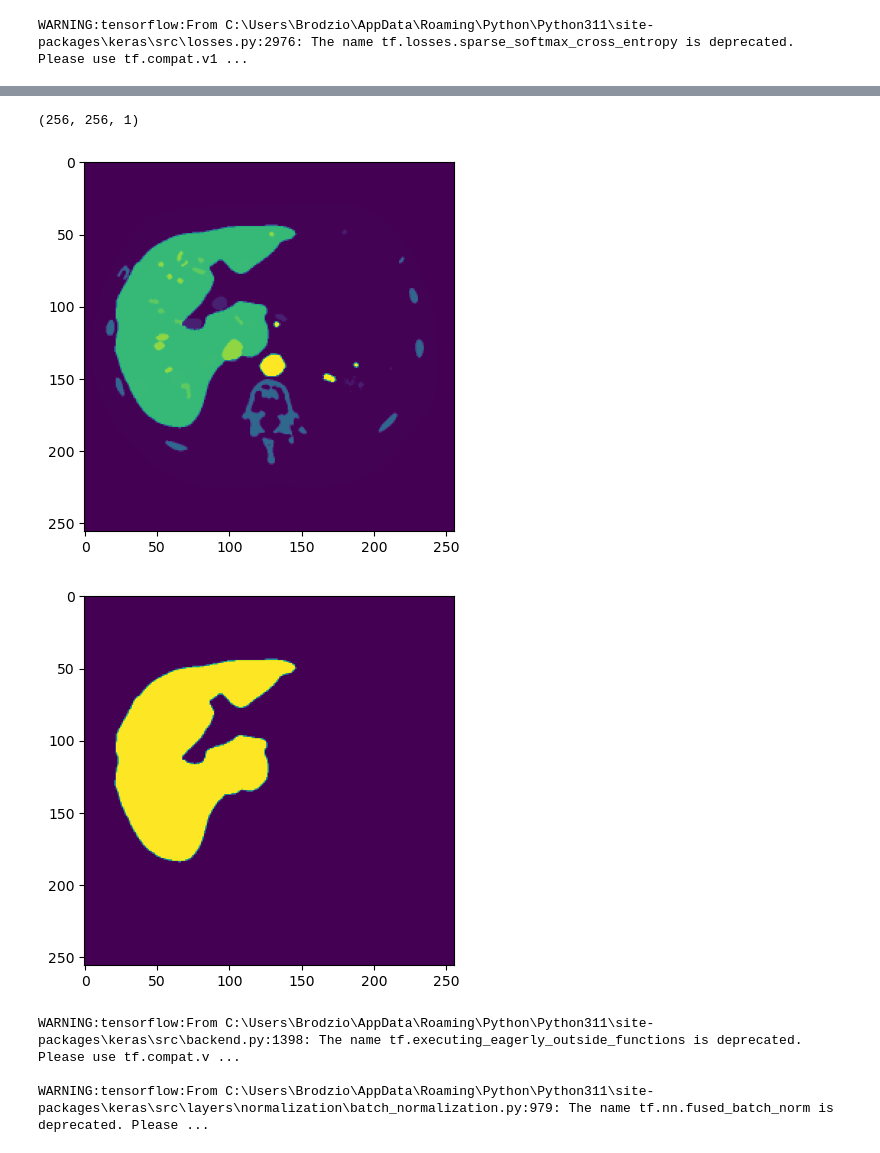
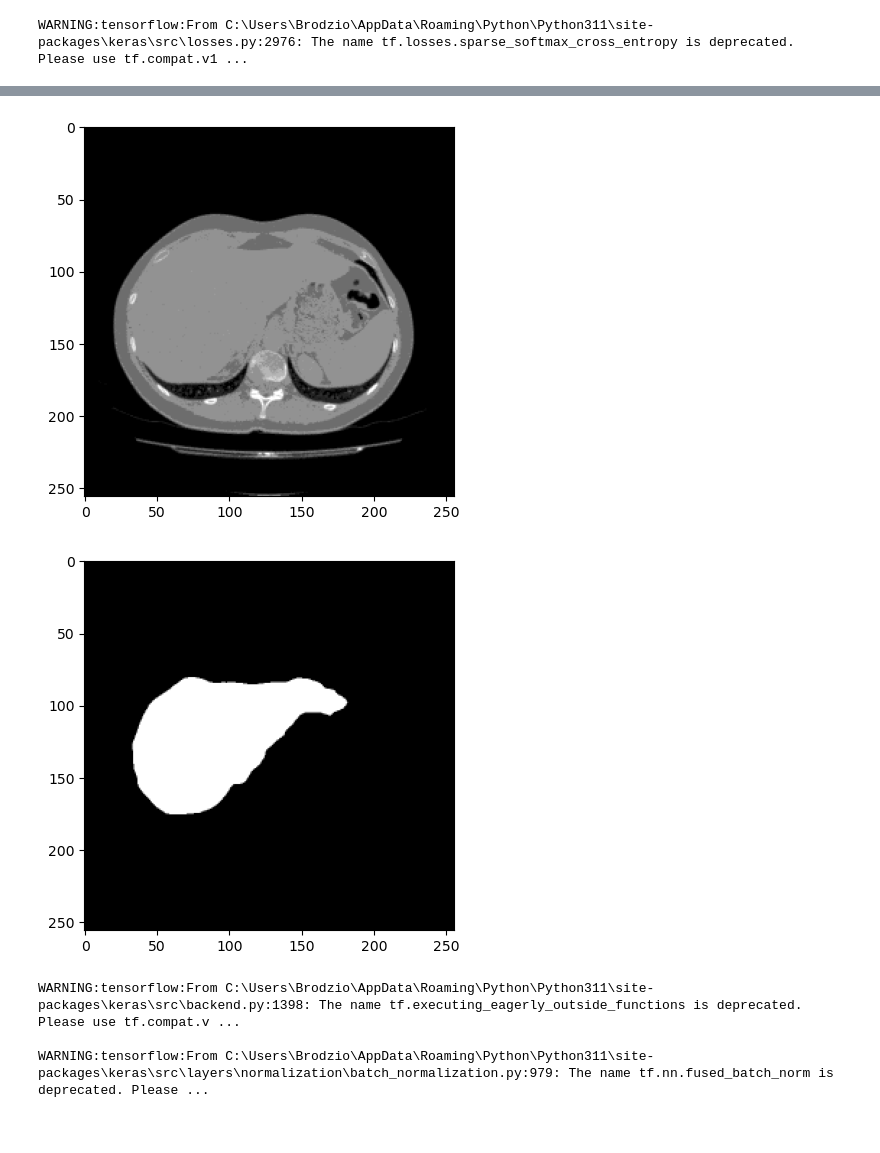
Before and after one commit to Brodzio605/Liver-segmentation, a Jupyter notebook: Aom.ipynb, the cells around one changed output, grey strips where cells are left out. Drawn from its saved outputs; the diff is of its cells as text; code cells hidden in the pictures.

```diff
--- a/Aom.ipynb
+++ b/Aom.ipynb
@@ -77,0 +35,39 @@ masks = np.array(masks)
+# %%
+images = []
+masks = []
+
+
+img_dir = r"C:\Users\Brodzio\OneDrive - Opolska eSzkola\Pulpit\AOM_Projekt\zdjecia\obrazy\PATIENT_DICOM"
+folders = sorted([os.path.join(img_dir, filename) for filename in os.listdir(img_dir)])
+
+for folder_path in folders:
+    # Sprawdzenie czy element jest folderem
+    if os.path.isdir(folder_path):
+        # Iteracja po plikach w folderze
+        files = sorted([os.path.join(folder_path, filename) for filename in os.listdir(folder_path)])
+        for file_path in files:
+            img = cv2.imread(file_path, 0)  # Wczytywanie obrazu w skali szarości
+            img = img / 255.0  # Normalizacja wartości pikseli do zakresu 0-1
+            img = cv2.resize(img, (256, 256))  # Zmiana rozmiaru obrazu na 256x256 pikseli
+            img = img.reshape((256, 256, 1))  # Dodanie wymiaru osi do obrazu
+            images.append(img)
+
+
+masks_dir = r"C:\Users\Brodzio\OneDrive - Opolska eSzkola\Pulpit\AOM_Projekt\zdjecia\maski\liver"
+folders = sorted([os.path.join(masks_dir, filename) for filename in os.listdir(masks_dir)])
+# Wczytywanie masek
+for folder_path in folders:
+    # Sprawdzenie czy element jest folderem
+    if os.path.isdir(folder_path):
+        # Iteracja po plikach w folderze
+        files = sorted([os.path.join(folder_path, filename) for filename in os.listdir(folder_path)])
+        for file_path in files:
+            mask = cv2.imread(file_path, 0)  # Wczytywanie maski w skali szarości
+            mask = mask / 255.0  # Normalizacja wartości pikseli do zakresu 0-1
+            mask = cv2.resize(mask, (256, 256))  # Zmiana rozmiaru maski na 256x256 pikseli
+            mask = mask.reshape((256, 256, 1))  # Dodanie wymiaru osi do maski
+            masks.append(mask)
+
+# Konwertowanie list na tablice numpy
+images = np.array(images)
+masks = np.array(masks)
@@ -90,13 +88,11 @@ y_test shape: (13, 256, 256, 1)
 # %%
-print(X_train[0].shape)
-plt.imshow(X_test[5])
+plt.imshow(X_test[7],cmap='gray')
 plt.show()
-plt.imshow(y_test[5])
+plt.imshow(y_test[7],cmap='gray')
 plt.show()
 # %% [output]
-(256, 256, 1)
-[figure, old version]
+[figure, new version]
-[figure, old version]
+[figure, new version]
 # %%
 import os  # Importowanie modułu os do operacji na systemie plików
 import tensorflow as tf  # Importowanie biblioteki TensorFlow do uczenia maszynowego
```
Also changed, not shown: parts of 11 cells of this notebook.
